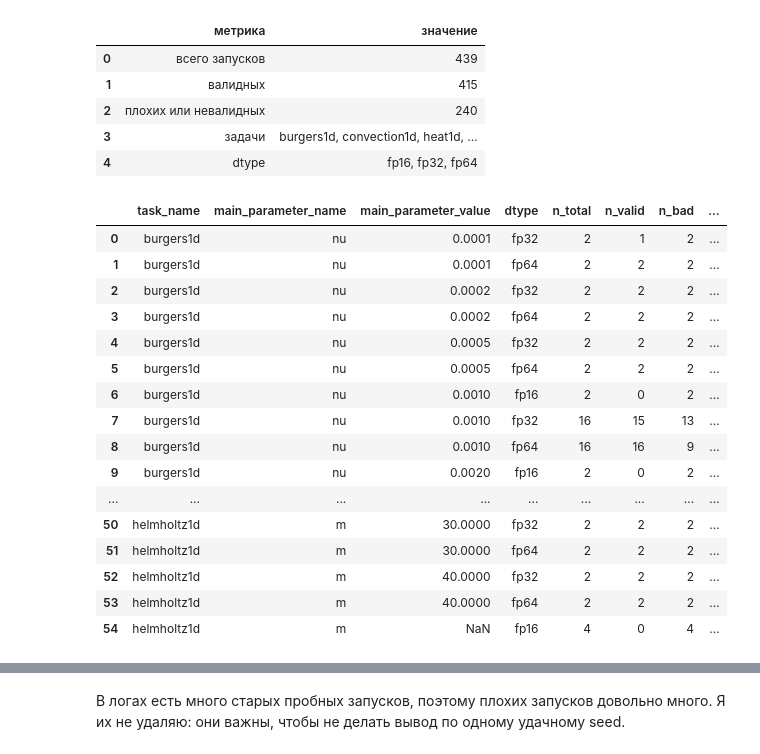
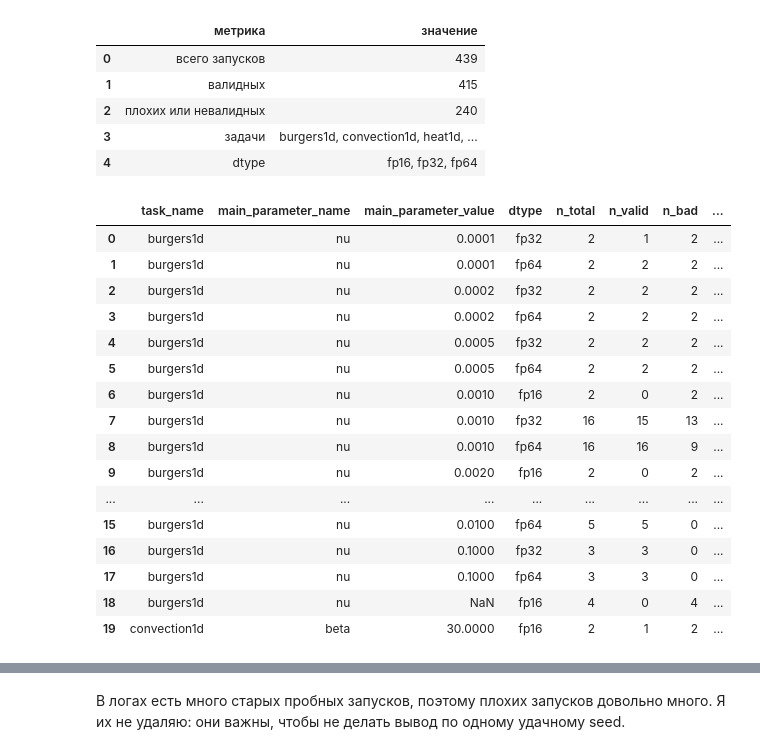
Before and after one commit to masousmen/PINN_course_work, a Jupyter notebook: notebooks/results_summary.ipynb, the cells around one changed output, grey strips where cells are left out. Cells and saved outputs as stored; diff of their text form; code cells hidden in the pictures.

```diff
--- a/notebooks/results_summary.ipynb
+++ b/notebooks/results_summary.ipynb
@@ -18,7 +18,7 @@ table_dir = root / "report_results" / "tables"
 fig_dir = root / "report_results" / "figures"
 
 pd.set_option("display.max_columns", 40)
-pd.set_option("display.max_colwidth", 90)
+pd.set_option("display.max_colwidth", 55)
 
 def read_table(name):
     return pd.read_csv(table_dir / name)
@@ -57,24 +54,24 @@ display(summary)
 # %%
 cols = [
     "task_name", "main_parameter_name", "main_parameter_value", "dtype",
     "n_total", "n_valid", "n_bad", "median_best_l2", "bad_rate",
 ]
-display(overview[cols].sort_values(["task_name", "main_parameter_value", "dtype"]).head(80))
+display(overview[cols].sort_values(["task_name", "main_parameter_value", "dtype"]).head(20))
 # %% [output]
 |  | task_name | main_parameter_name | main_parameter_value | dtype | n_total | n_valid | n_bad | ... |
 | 0 | burgers1d | nu | 0.0001 | fp32 | 2 | 1 | 2 | ... |
 | 1 | burgers1d | nu | 0.0001 | fp64 | 2 | 2 | 2 | ... |
 | 2 | burgers1d | nu | 0.0002 | fp32 | 2 | 2 | 2 | ... |
 | 3 | burgers1d | nu | 0.0002 | fp64 | 2 | 2 | 2 | ... |
 | 4 | burgers1d | nu | 0.0005 | fp32 | 2 | 2 | 2 | ... |
 | 5 | burgers1d | nu | 0.0005 | fp64 | 2 | 2 | 2 | ... |
 | 6 | burgers1d | nu | 0.0010 | fp16 | 2 | 0 | 2 | ... |
 | 7 | burgers1d | nu | 0.0010 | fp32 | 16 | 15 | 13 | ... |
 | 8 | burgers1d | nu | 0.0010 | fp64 | 16 | 16 | 9 | ... |
 | 9 | burgers1d | nu | 0.0020 | fp16 | 2 | 0 | 2 | ... |
 | ... | ... | ... | ... | ... | ... | ... | ... | ... |
-| 50 | helmholtz1d | m | 30.0000 | fp32 | 2 | 2 | 2 | ... |
-| 51 | helmholtz1d | m | 30.0000 | fp64 | 2 | 2 | 2 | ... |
-| 52 | helmholtz1d | m | 40.0000 | fp32 | 2 | 2 | 2 | ... |
-| 53 | helmholtz1d | m | 40.0000 | fp64 | 2 | 2 | 2 | ... |
-| 54 | helmholtz1d | m | NaN | fp16 | 4 | 0 | 4 | ... |
+| 15 | burgers1d | nu | 0.0100 | fp64 | 5 | 5 | 0 | ... |
+| 16 | burgers1d | nu | 0.1000 | fp32 | 3 | 3 | 0 | ... |
+| 17 | burgers1d | nu | 0.1000 | fp64 | 3 | 3 | 0 | ... |
+| 18 | burgers1d | nu | NaN | fp16 | 4 | 0 | 4 | ... |
+| 19 | convection1d | beta | 30.0000 | fp16 | 2 | 1 | 2 | ... |
```
Also changed, not shown: parts of 11 cells of this notebook, 7 other files.
